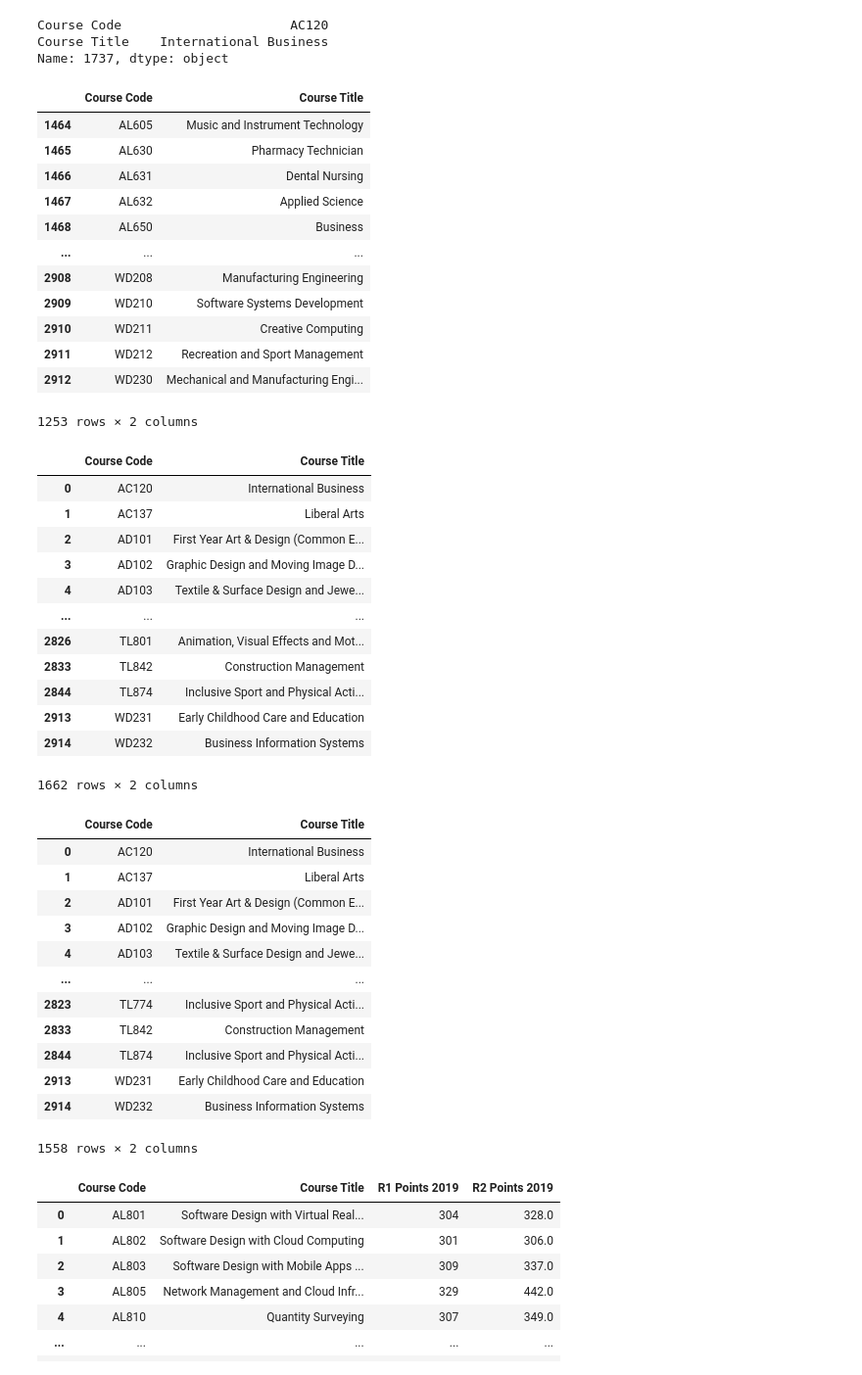
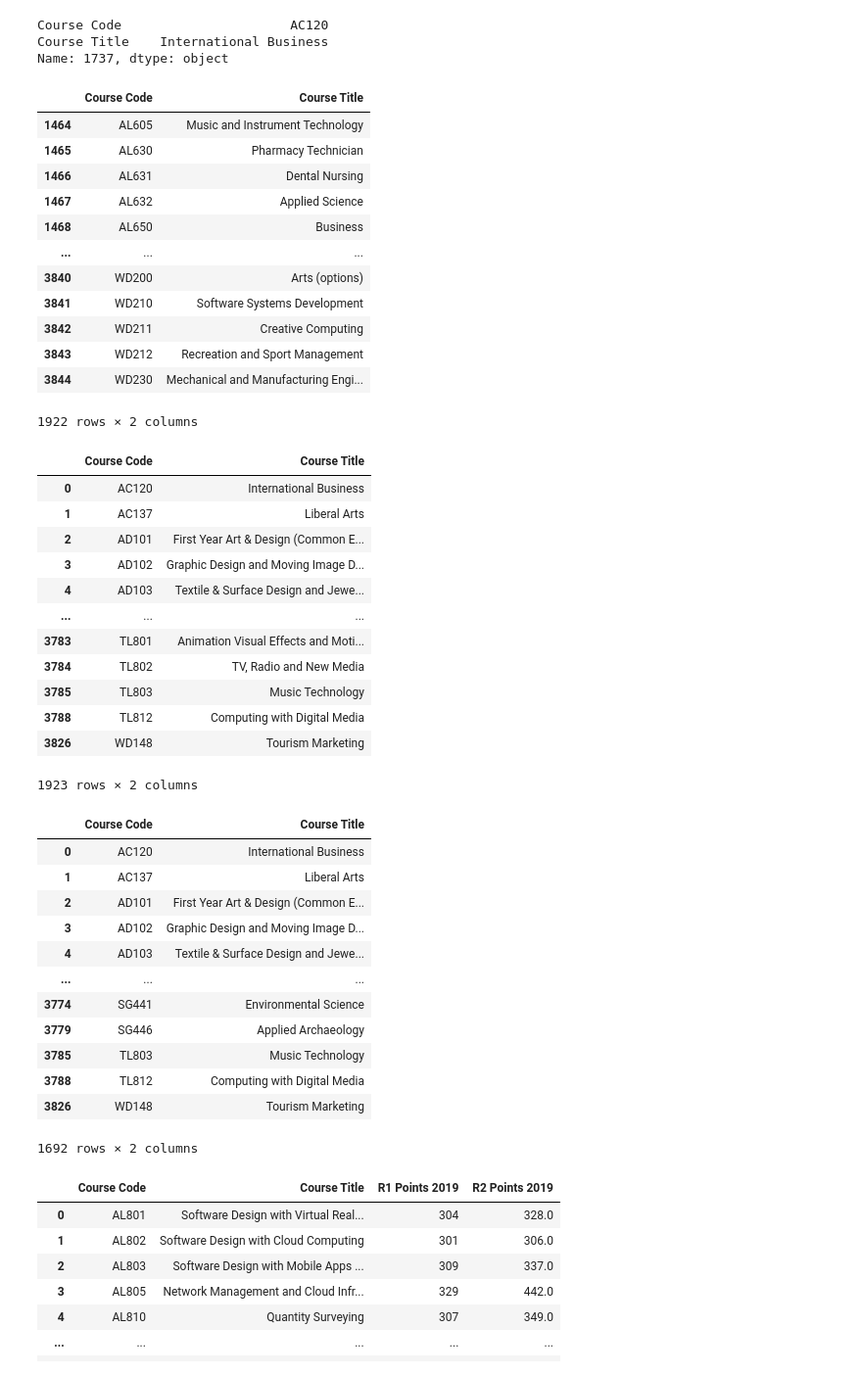
Before and after one commit to Cossie01/Fundamentals-of-Data-Analysis-Assessment, a Jupyter notebook: cao.ipynb, the cells around one changed output. Shown: that part at 98% size. Saved outputs shown, nothing was run; the diff lists cells and outputs as text; code cells hidden in the pictures.

```diff
--- a/cao.ipynb
+++ b/cao.ipynb
@@ -469,3 +500,7 @@ Courses2020
 | 1462 | WD212 | Recreation and Sport Management |
 | 1463 | WD230 | Mechanical and Manufacturing Engi... |
 1464 rows × 2 columns
+# %%
+Courses2019 =df2019[['Course Code', 'COURSE']] #creating a new 2019 df with only two columms
+Courses2019.columns = ['Course Code', 'Course Title'] #renaming the columns which will help merge the dfs
+Courses2019
@@ -472,5 +521,5 @@ Courses2020
 # %%
-allcourses = pd.concat([ Courses2020,Courses2021], ignore_index=True) #concatating both df together
+allcourses = pd.concat([ Courses2020,Courses2021, Courses2019], ignore_index=True) #concatating both df together
 allcourses
 # %% [output]
 |  | Course Code | Course Title |
@@ -515,24 +570,23 @@ Course Code                      AC120
 Course Title    International Business
 Name: 1737, dtype: object
 # %%
-dupes = allcourses[allcourses.duplicated()] #looking at our duplicate records
-dupes
+allcourses[allcourses.duplicated()] #looking at our duplicate records
 # %% [output]
 |  | Course Code | Course Title |
 | 1464 | AL605 | Music and Instrument Technology |
 | 1465 | AL630 | Pharmacy Technician |
 | 1466 | AL631 | Dental Nursing |
 | 1467 | AL632 | Applied Science |
 | 1468 | AL650 | Business |
 | ... | ... | ... |
-| 2908 | WD208 | Manufacturing Engineering |
-| 2909 | WD210 | Software Systems Development |
-| 2910 | WD211 | Creative Computing |
-| 2911 | WD212 | Recreation and Sport Management |
-| 2912 | WD230 | Mechanical and Manufacturing Engi... |
+| 3840 | WD200 | Arts (options) |
+| 3841 | WD210 | Software Systems Development |
+| 3842 | WD211 | Creative Computing |
+| 3843 | WD212 | Recreation and Sport Management |
+| 3844 | WD230 | Mechanical and Manufacturing Engi... |
-1253 rows × 2 columns
+1922 rows × 2 columns
 # %%
-allcourses.drop_duplicates() #New clean df with all dupes dropped, 2915-1253 =1662
+allcourses.drop_duplicates() #New clean df with all dupes dropped
 # %% [output]
 |  | Course Code | Course Title |
 | 0 | AC120 | International Business |
@@ -541,12 +595,12 @@ allcourses.drop_duplicates() #New clean df with all dupes dropped, 2915-1253 =16
 | 3 | AD102 | Graphic Design and Moving Image D... |
 | 4 | AD103 | Textile & Surface Design and Jewe... |
 | ... | ... | ... |
-| 2826 | TL801 | Animation, Visual Effects and Mot... |
-| 2833 | TL842 | Construction Management |
-| 2844 | TL874 | Inclusive Sport and Physical Acti... |
-| 2913 | WD231 | Early Childhood Care and Education |
-| 2914 | WD232 | Business Information Systems |
+| 3783 | TL801 | Animation Visual Effects and Moti... |
+| 3784 | TL802 | TV, Radio and New Media |
+| 3785 | TL803 | Music Technology |
+| 3788 | TL812 | Computing with Digital Media |
+| 3826 | WD148 | Tourism Marketing |
-1662 rows × 2 columns
+1923 rows × 2 columns
 # %%
 allcourses.drop_duplicates(subset=['Course Code'], inplace=True) #Dropped the duplicated based on Course code only.
 # %%
@@ -559,12 +613,12 @@ allcourses #calling the main dataframe
 | 3 | AD102 | Graphic Design and Moving Image D... |
 | 4 | AD103 | Textile & Surface Design and Jewe... |
 | ... | ... | ... |
-| 2823 | TL774 | Inclusive Sport and Physical Acti... |
-| 2833 | TL842 | Construction Management |
-| 2844 | TL874 | Inclusive Sport and Physical Acti... |
-| 2913 | WD231 | Early Childhood Care and Education |
-| 2914 | WD232 | Business Information Systems |
+| 3774 | SG441 | Environmental Science |
+| 3779 | SG446 | Applied Archaeology |
+| 3785 | TL803 | Music Technology |
+| 3788 | TL812 | Computing with Digital Media |
+| 3826 | WD148 | Tourism Marketing |
-1558 rows × 2 columns
+1692 rows × 2 columns
 # %%
 df2019.columns=['Course Code', 'Course Title', 'R1 Points 2019','R2 Points 2019'] #Renaming the column headers for 2019 to make life simpler later on
 # %%
```
Also changed, not shown: parts of 48 cells of this notebook, 32 other files.
